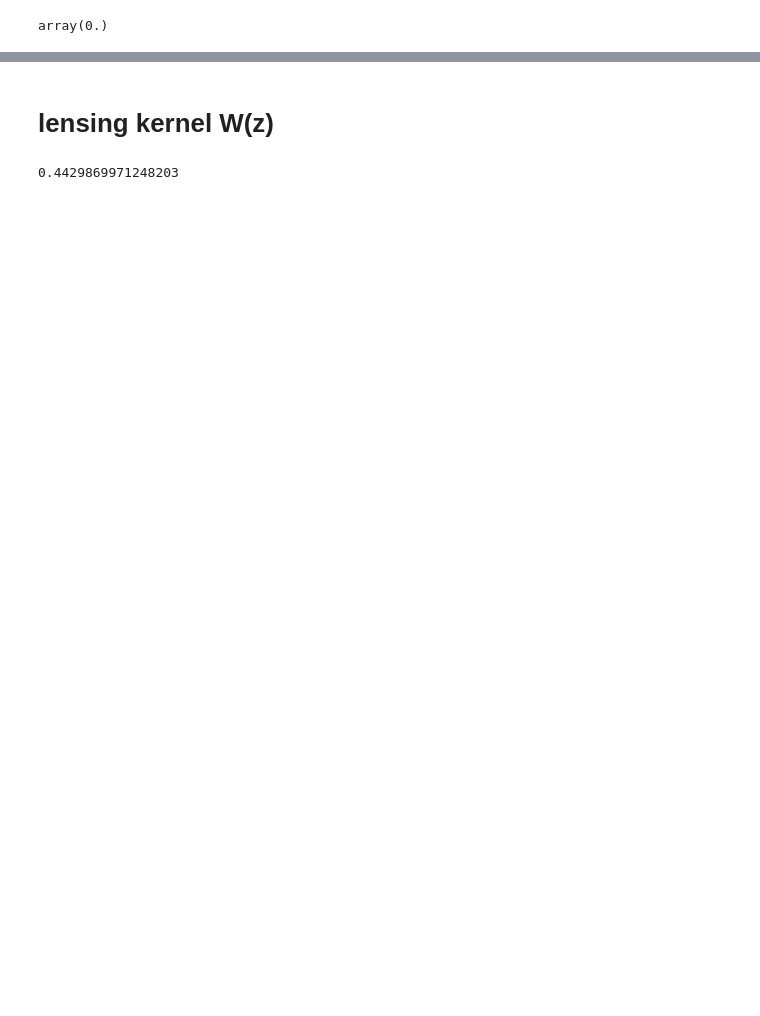
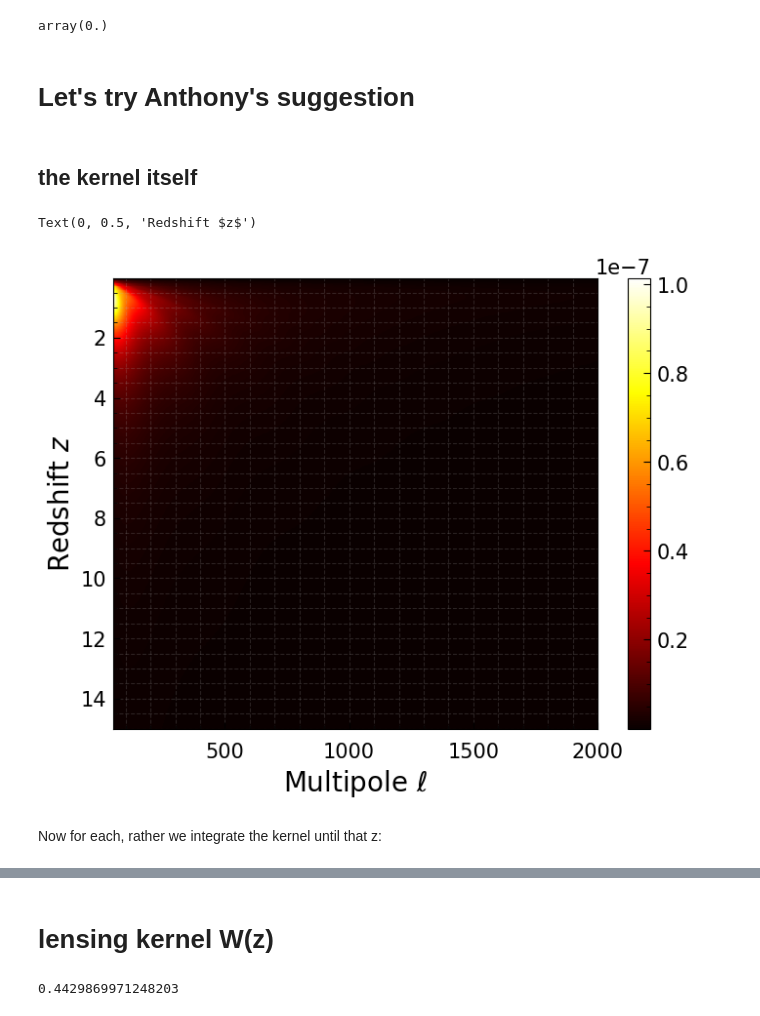
Before and after one commit to CLASS-SZ/notebooks, a Jupyter notebook: class_sz_cmb_lensing_kernel.ipynb, the cells around one changed output, grey strips where cells are left out. Cells and saved outputs as stored; diff of their text form; code cells hidden in the pictures; blank space fills up the shorter version.

```diff
--- a/class_sz_cmb_lensing_kernel.ipynb
+++ b/class_sz_cmb_lensing_kernel.ipynb
@@ -85,0 +111,36 @@ array(0.)
+# %%
+z_array_2d = np.linspace(0.01,15,600)
+# %% [markdown]
+# Let's try Anthony's suggestion
+# %% [markdown]
+## the kernel itself
+# %%
+l = np.linspace(50,2000,500)
+kappa_2dnonlin = np.zeros((600,500))
+izp = 0
+ilq = 0
+for zp in z_array_2d:
+    ilq=0
+    for lm in l:
+        kappa_2dnonlin[izp,ilq] = kappa_kernel(lm,zp,use_pklin=0)#/np.exp(kappa_cl_interp(np.log(lm)))
+        # kappa_2d[izp][ilq] = kappa_kernel(lm,zp)*M.get_volume_dVdzdOmega_at_z(zp)/np.exp(class_cl_interp(np.log(lm)))
+        ilq+=1
+    izp+=1
+# %%
+import matplotlib.colors as colors
+im = plt.imshow(kappa_2dnonlin, cmap='hot', interpolation='nearest',
+                extent = [l[0],l[-1],z_array_2d[-1],z_array_2d[0]],
+                # norm=colors.LogNorm(vmin=kappa_2d.min(), vmax=kappa_2d.max()),
+                aspect='auto')
+cbar = plt.colorbar(im) # adding the colobar on the right
+# cbar.set_label('dy/dzdm',size=18)
+plt.xlabel('Multipole $\ell$',size=20)
+plt.ylabel('Redshift $z$',size=20)
+# plt.show()
+# plt.title('Lensing Kernel $C_\ell/dz$') # volume is c^ch2/H
+# plt.savefig('figures/kappa_kernel_heatmap_integrand_nonorm_withlog_pknonlin_highl.pdf')
+# %% [output]
+Text(0, 0.5, 'Redshift $z$')
+[figure, added]
+# %% [markdown]
+Now for each, rather we integrate the kernel until that z:
```
Also changed, not shown: parts of 75 cells of this notebook, 6 other files.
